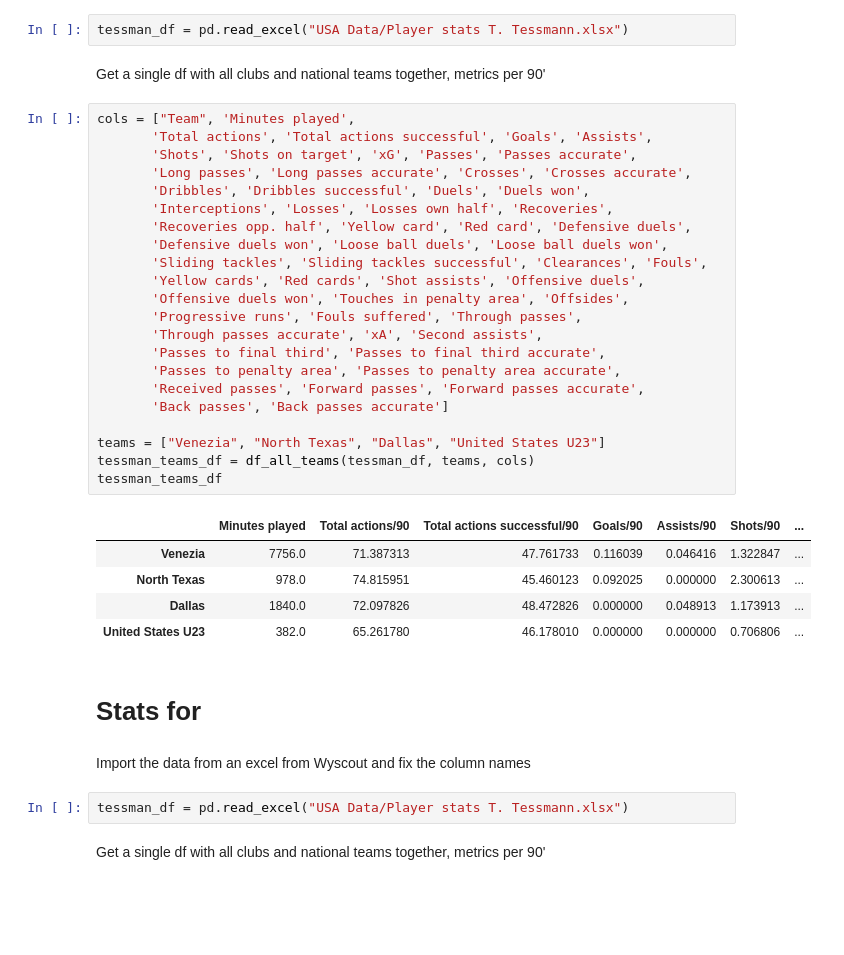
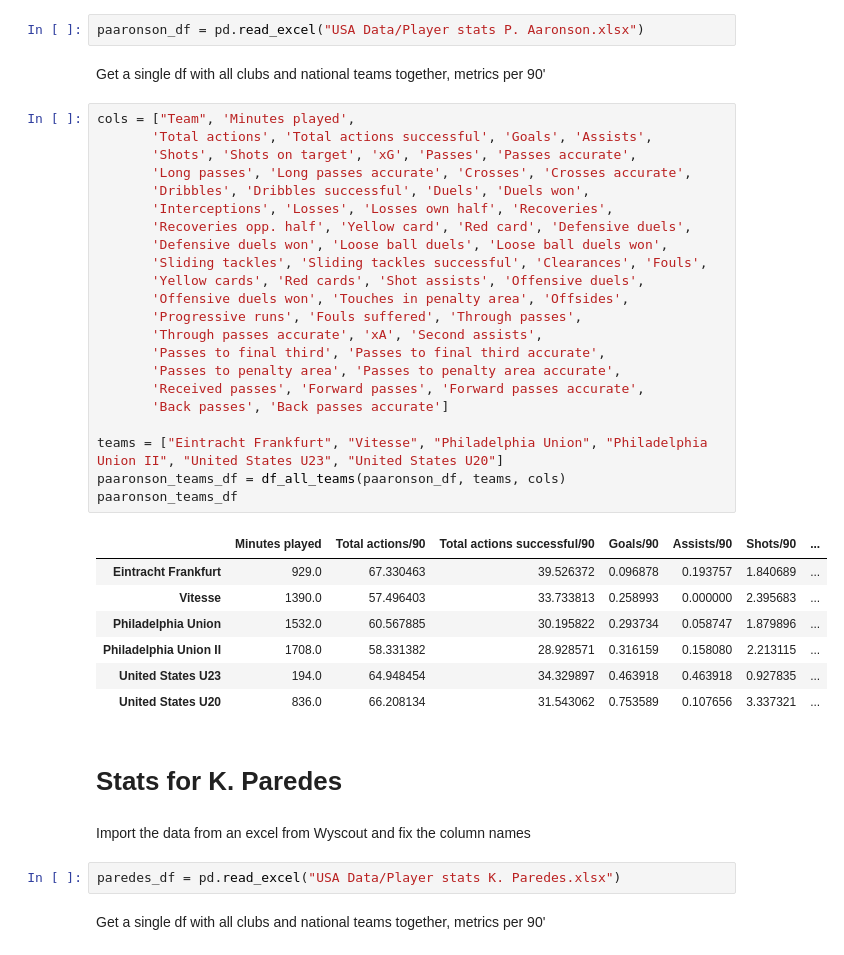
Before and after one commit to Tommy-Las/FootballAnalytics-FinalProject, a Jupyter notebook: code.ipynb, the cells around one changed output. Drawn from its saved outputs; the diff is of its cells as text; blank space fills up the shorter version.

Commit message:
finished adding the data for all players

```diff
--- a/code.ipynb
+++ b/code.ipynb
@@ -541,43 +541,45 @@ tessman_teams_df
 # %% [markdown]
 Import the data from an excel from Wyscout and fix the column names
 # %%
-tessman_df = pd.read_excel("USA Data/Player stats T. Tessmann.xlsx")
+paaronson_df = pd.read_excel("USA Data/Player stats P. Aaronson.xlsx")
 # %% [markdown]
 Get a single df with all clubs and national teams together, metrics per 90'
 # %%
 cols = ["Team", 'Minutes played',
        'Total actions', 'Total actions successful', 'Goals', 'Assists',
        'Shots', 'Shots on target', 'xG', 'Passes', 'Passes accurate',
        'Long passes', 'Long passes accurate', 'Crosses', 'Crosses accurate',
        'Dribbles', 'Dribbles successful', 'Duels', 'Duels won',
        'Interceptions', 'Losses', 'Losses own half', 'Recoveries',
        'Recoveries opp. half', 'Yellow card', 'Red card', 'Defensive duels',
        'Defensive duels won', 'Loose ball duels', 'Loose ball duels won',
        'Sliding tackles', 'Sliding tackles successful', 'Clearances', 'Fouls',
        'Yellow cards', 'Red cards', 'Shot assists', 'Offensive duels',
        'Offensive duels won', 'Touches in penalty area', 'Offsides',
        'Progressive runs', 'Fouls suffered', 'Through passes',
        'Through passes accurate', 'xA', 'Second assists',
        'Passes to final third', 'Passes to final third accurate',
        'Passes to penalty area', 'Passes to penalty area accurate',
        'Received passes', 'Forward passes', 'Forward passes accurate',
        'Back passes', 'Back passes accurate']
 
-teams = ["Venezia", "North Texas", "Dallas", "United States U23"]
-tessman_teams_df = df_all_teams(tessman_df, teams, cols)
-tessman_teams_df
+teams = ["Eintracht Frankfurt", "Vitesse", "Philadelphia Union", "Philadelphia Union II", "United States U23", "United States U20"]
+paaronson_teams_df = df_all_teams(paaronson_df, teams, cols)
+paaronson_teams_df
 # %% [output]
 |  | Minutes played | Total actions/90 | Total actions successful/90 | Goals/90 | Assists/90 | Shots/90 | ... |
-| Venezia | 7756.0 | 71.387313 | 47.761733 | 0.116039 | 0.046416 | 1.322847 | ... |
-| North Texas | 978.0 | 74.815951 | 45.460123 | 0.092025 | 0.000000 | 2.300613 | ... |
-| Dallas | 1840.0 | 72.097826 | 48.472826 | 0.000000 | 0.048913 | 1.173913 | ... |
-| United States U23 | 382.0 | 65.261780 | 46.178010 | 0.000000 | 0.000000 | 0.706806 | ... |
+| Eintracht Frankfurt | 929.0 | 67.330463 | 39.526372 | 0.096878 | 0.193757 | 1.840689 | ... |
+| Vitesse | 1390.0 | 57.496403 | 33.733813 | 0.258993 | 0.000000 | 2.395683 | ... |
+| Philadelphia Union | 1532.0 | 60.567885 | 30.195822 | 0.293734 | 0.058747 | 1.879896 | ... |
+| Philadelphia Union II | 1708.0 | 58.331382 | 28.928571 | 0.316159 | 0.158080 | 2.213115 | ... |
+| United States U23 | 194.0 | 64.948454 | 34.329897 | 0.463918 | 0.463918 | 0.927835 | ... |
+| United States U20 | 836.0 | 66.208134 | 31.543062 | 0.753589 | 0.107656 | 3.337321 | ... |
 # %% [markdown]
-# Stats for
+# Stats for K. Paredes
 # %% [markdown]
 Import the data from an excel from Wyscout and fix the column names
 # %%
-tessman_df = pd.read_excel("USA Data/Player stats T. Tessmann.xlsx")
+paredes_df = pd.read_excel("USA Data/Player stats K. Paredes.xlsx")
 # %% [markdown]
 Get a single df with all clubs and national teams together, metrics per 90'
 # %%
```
Also changed, not shown: parts of 5 cells of this notebook.
